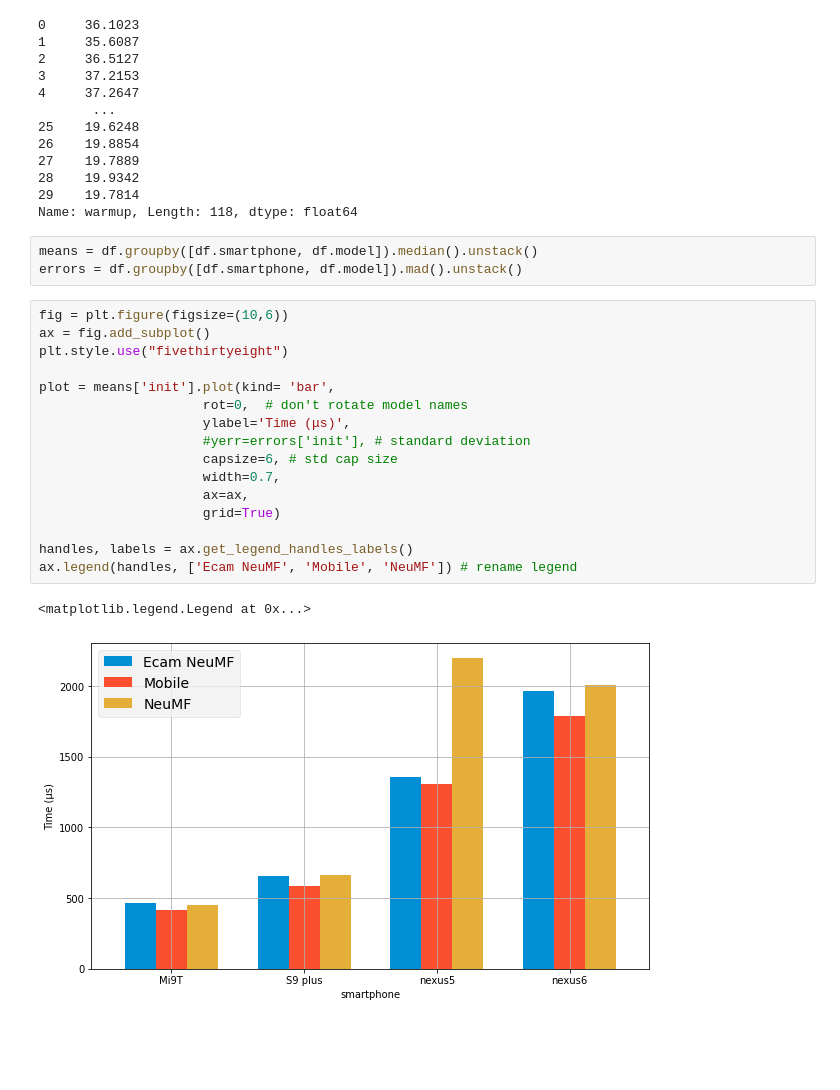
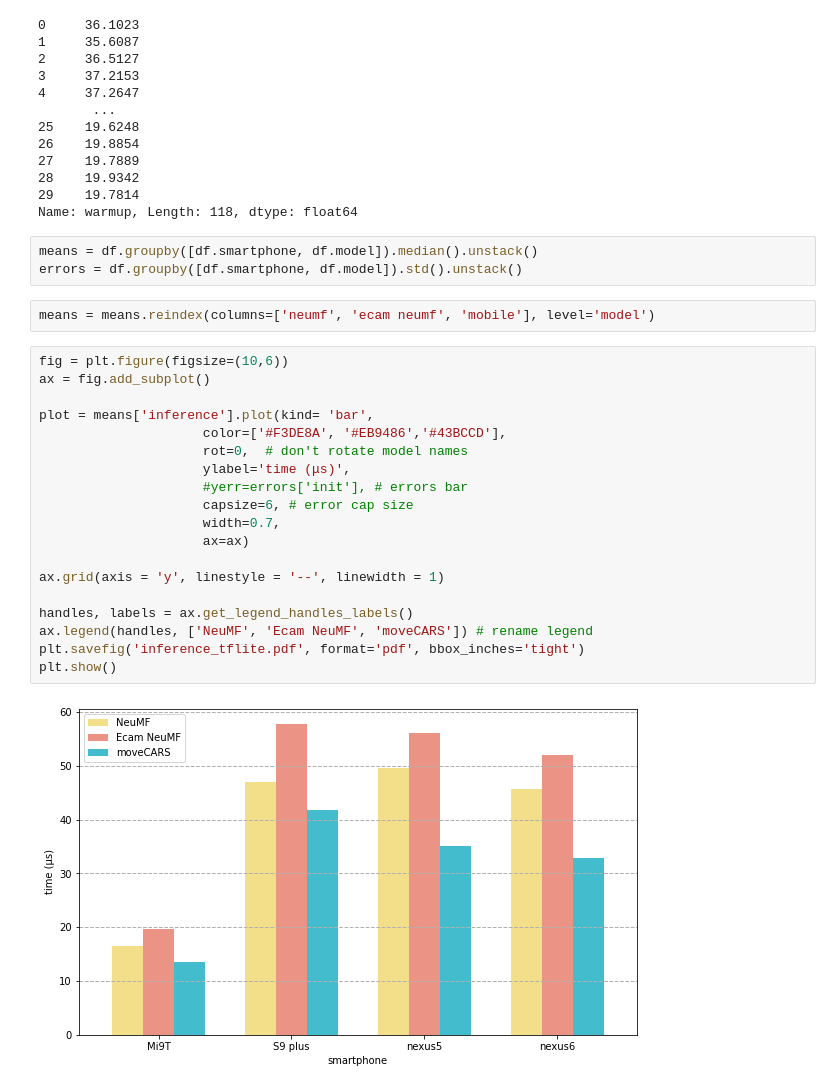
Before and after one commit to CriptHunter/tesi, a Jupyter notebook: Mobile_CARS/Plot_android_benchmark.ipynb, the cells around one changed output. Cells and saved outputs as stored; diff of their text form; blank space fills up the shorter version.

```diff
--- a/Mobile_CARS/Plot_android_benchmark.ipynb
+++ b/Mobile_CARS/Plot_android_benchmark.ipynb
@@ -35,23 +35,27 @@ df.pop('warmup')
 Name: warmup, Length: 118, dtype: float64
 # %%
 means = df.groupby([df.smartphone, df.model]).median().unstack()
-errors = df.groupby([df.smartphone, df.model]).mad().unstack()
+errors = df.groupby([df.smartphone, df.model]).std().unstack()
+# %%
+means = means.reindex(columns=['neumf', 'ecam neumf', 'mobile'], level='model')
 # %%
 fig = plt.figure(figsize=(10,6))
 ax = fig.add_subplot()
-plt.style.use("fivethirtyeight")
 
-plot = means['init'].plot(kind= 'bar',
+plot = means['inference'].plot(kind= 'bar',
+                     color=['#F3DE8A', '#EB9486','#43BCCD'],
                      rot=0,  # don't rotate model names
-                     ylabel='Time (μs)',
-                     #yerr=errors['init'], # standard deviation
-                     capsize=6, # std cap size
+                     ylabel='time (μs)',
+                     #yerr=errors['init'], # errors bar
+                     capsize=6, # error cap size
                      width=0.7,
-                     ax=ax,
-                     grid=True)
+                     ax=ax)
+
+ax.grid(axis = 'y', linestyle = '--', linewidth = 1)
 
 handles, labels = ax.get_legend_handles_labels()
-ax.legend(handles, ['Ecam NeuMF', 'Mobile', 'NeuMF']) # rename legend
+ax.legend(handles, ['NeuMF', 'Ecam NeuMF', 'moveCARS']) # rename legend
+plt.savefig('inference_tflite.pdf', format='pdf', bbox_inches='tight')
+plt.show()
 # %% [output]
-<matplotlib.legend.Legend at 0x...>
-[figure, old version]
+[figure, new version]
```
Also changed, not shown: 19 other files.
